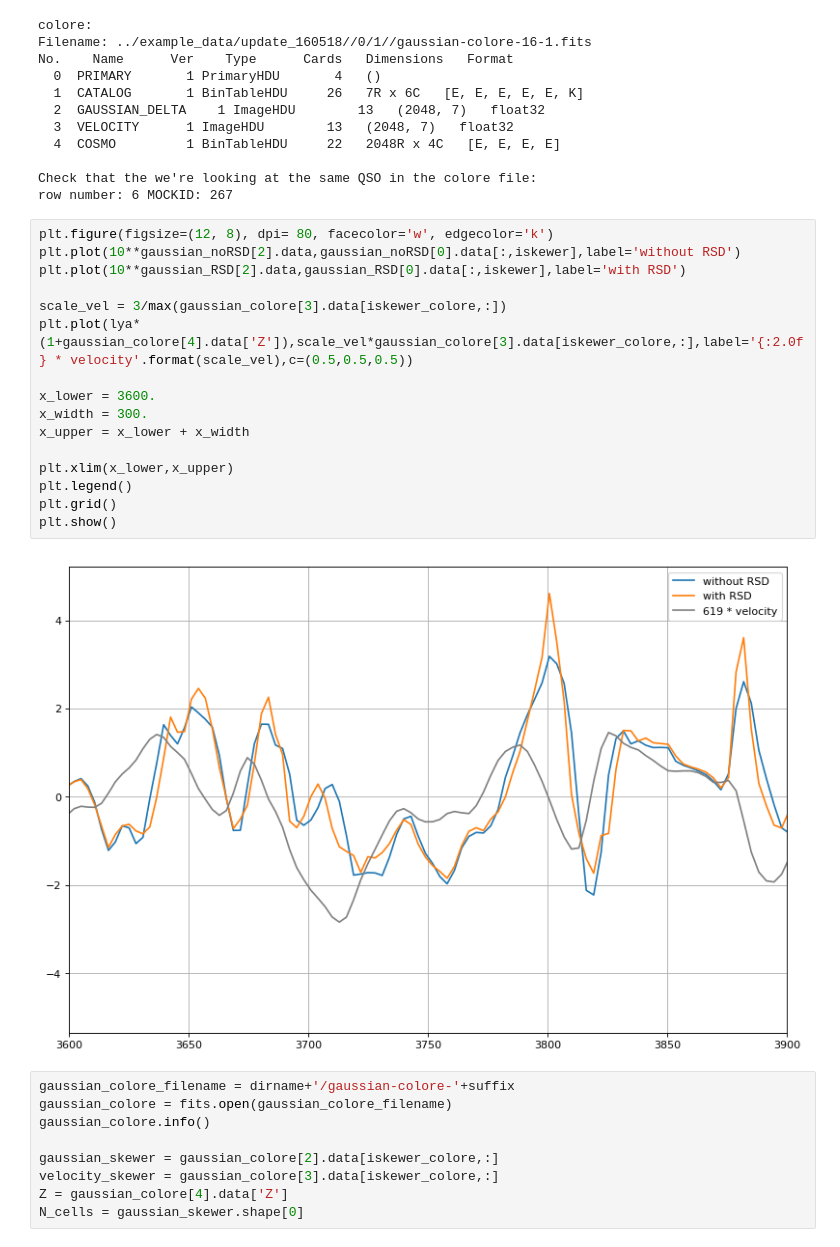
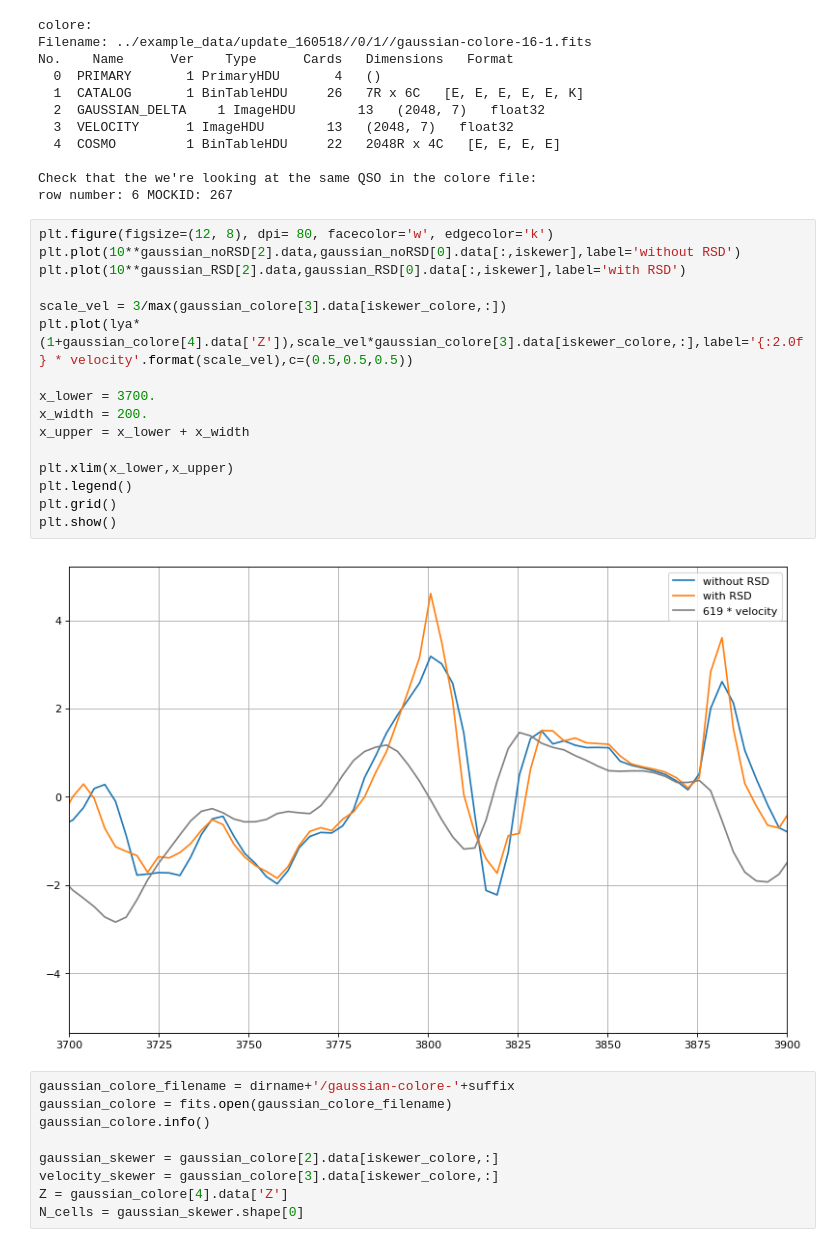
Before and after one commit to igmhub/LyaCoLoRe, a Jupyter notebook: example_scripts/test_RSD.ipynb, the cells around one changed output. Saved outputs shown, nothing was run; the diff lists cells and outputs as text.

```diff
--- a/example_scripts/test_RSD.ipynb
+++ b/example_scripts/test_RSD.ipynb
@@ -84,21 +84,21 @@ row number: 6 MOCKID: 267
 # %%
 plt.figure(figsize=(12, 8), dpi= 80, facecolor='w', edgecolor='k')
 plt.plot(10**gaussian_noRSD[2].data,gaussian_noRSD[0].data[:,iskewer],label='without RSD')
 plt.plot(10**gaussian_RSD[2].data,gaussian_RSD[0].data[:,iskewer],label='with RSD')
 
 scale_vel = 3/max(gaussian_colore[3].data[iskewer_colore,:])
 plt.plot(lya*(1+gaussian_colore[4].data['Z']),scale_vel*gaussian_colore[3].data[iskewer_colore,:],label='{:2.0f} * velocity'.format(scale_vel),c=(0.5,0.5,0.5))
 
-x_lower = 3600.
-x_width = 300.
+x_lower = 3700.
+x_width = 200.
 x_upper = x_lower + x_width
 
 plt.xlim(x_lower,x_upper)
 plt.legend()
 plt.grid()
 plt.show()
 # %% [output]
-[figure, old version]
+[figure, new version]
 # %%
 gaussian_colore_filename = dirname+'/gaussian-colore-'+suffix
 gaussian_colore = fits.open(gaussian_colore_filename)
```
Also changed, not shown: parts of 4 cells of this notebook, 3 other files.
